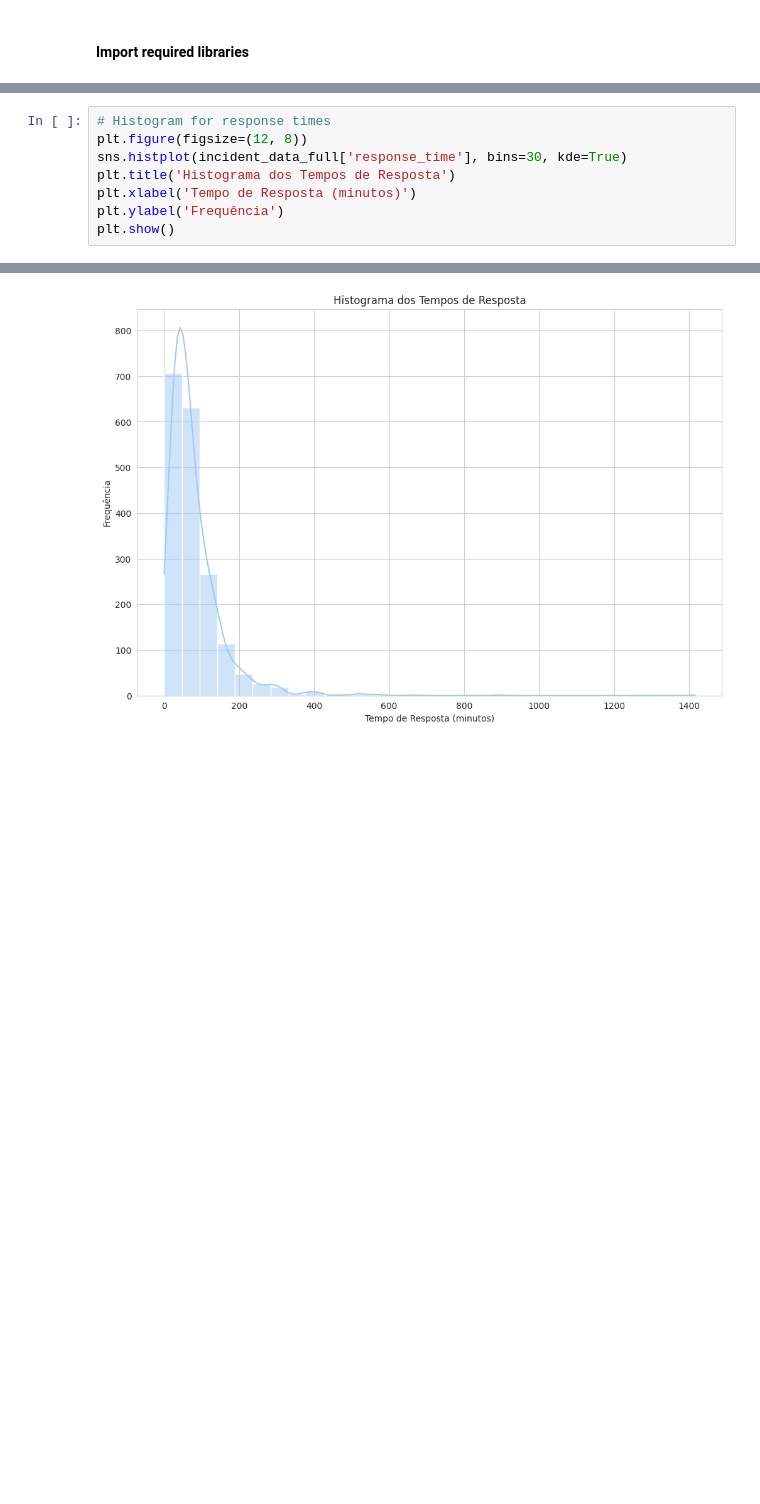
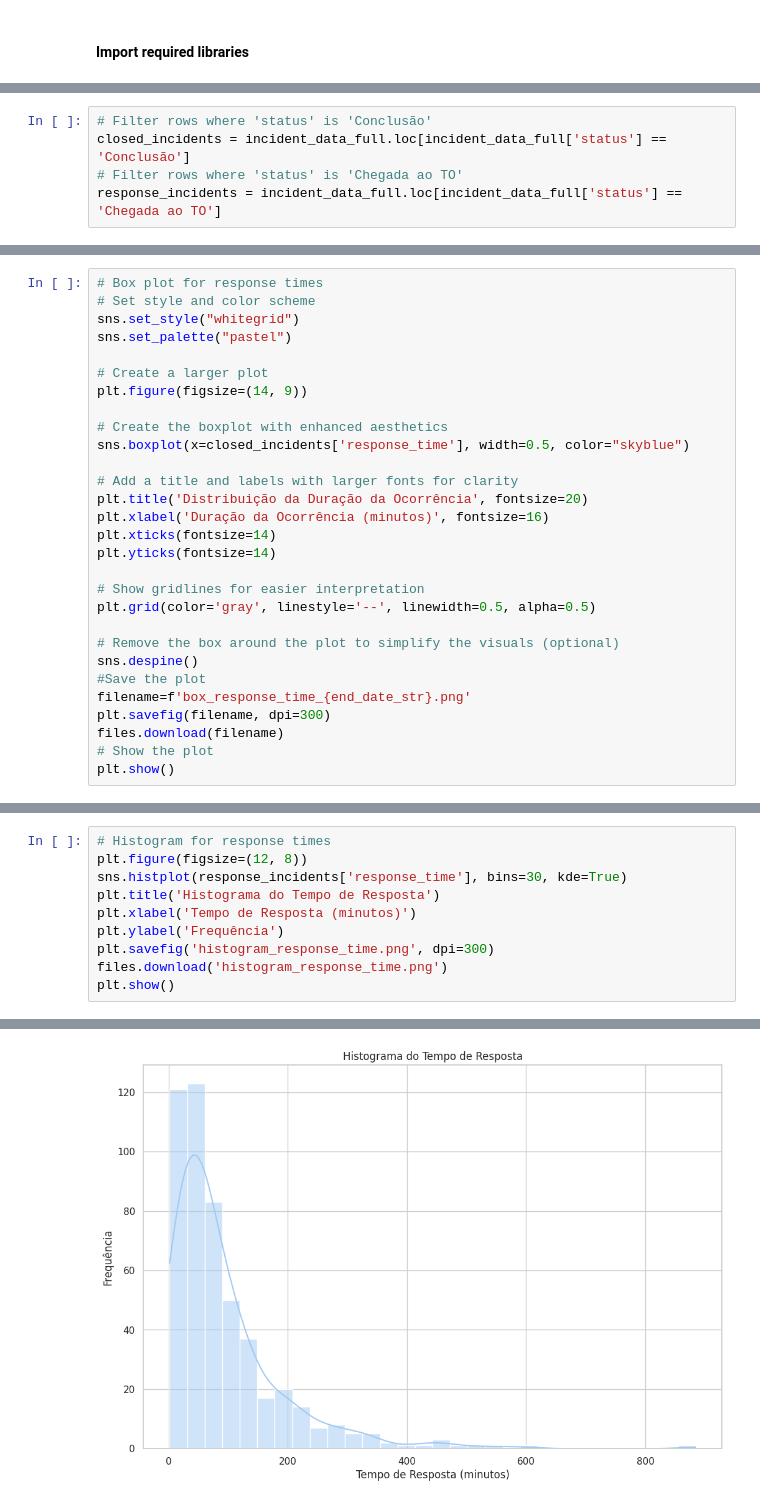
Before and after one commit to JorgeMiguelGomes/fma-analysis-vostpt, a Jupyter notebook: VOSTPT_FMA_ANALYSIS.ipynb, the cells around one changed output, grey strips where cells are left out. Drawn from its saved outputs; the diff is of its cells as text; blank space fills up the shorter version.

```diff
--- a/VOSTPT_FMA_ANALYSIS.ipynb
+++ b/VOSTPT_FMA_ANALYSIS.ipynb
@@ -494,0 +907,5 @@ incident_data_full['response_time'] = (incident_data_full['updated_datetime'] -
+# %%
+# Filter rows where 'status' is 'Conclusão'
+closed_incidents = incident_data_full.loc[incident_data_full['status'] == 'Conclusão']
+# Filter rows where 'status' is 'Chegada ao TO'
+response_incidents = incident_data_full.loc[incident_data_full['status'] == 'Chegada ao TO']
@@ -494,0 +943,29 @@ incident_data_full['response_time'] = (incident_data_full['updated_datetime'] -
+# %%
+# Box plot for response times
+# Set style and color scheme
+sns.set_style("whitegrid")
+sns.set_palette("pastel")
+
+# Create a larger plot
+plt.figure(figsize=(14, 9))
+
+# Create the boxplot with enhanced aesthetics
+sns.boxplot(x=closed_incidents['response_time'], width=0.5, color="skyblue")
+
+# Add a title and labels with larger fonts for clarity
+plt.title('Distribuição da Duração da Ocorrência', fontsize=20)
+plt.xlabel('Duração da Ocorrência (minutos)', fontsize=16)
+plt.xticks(fontsize=14)
+plt.yticks(fontsize=14)
+
+# Show gridlines for easier interpretation
+plt.grid(color='gray', linestyle='--', linewidth=0.5, alpha=0.5)
+
+# Remove the box around the plot to simplify the visuals (optional)
+sns.despine()
+#Save the plot
+filename=f'box_response_time_{end_date_str}.png'
+plt.savefig(filename, dpi=300)
+files.download(filename)
+# Show the plot
+plt.show()
@@ -525,9 +1058,11 @@ plt.show()
 # %%
 # Histogram for response times
 plt.figure(figsize=(12, 8))
-sns.histplot(incident_data_full['response_time'], bins=30, kde=True)
-plt.title('Histograma dos Tempos de Resposta')
+sns.histplot(response_incidents['response_time'], bins=30, kde=True)
+plt.title('Histograma do Tempo de Resposta')
 plt.xlabel('Tempo de Resposta (minutos)')
 plt.ylabel('Frequência')
+plt.savefig('histogram_response_time.png', dpi=300)
+files.download('histogram_response_time.png')
 plt.show()
 # %% [output]
@@ -534 +1071 @@ plt.show()
-[figure, old version]
+[figure, new version]
```
Also changed, not shown: parts of 88 cells of this notebook.
